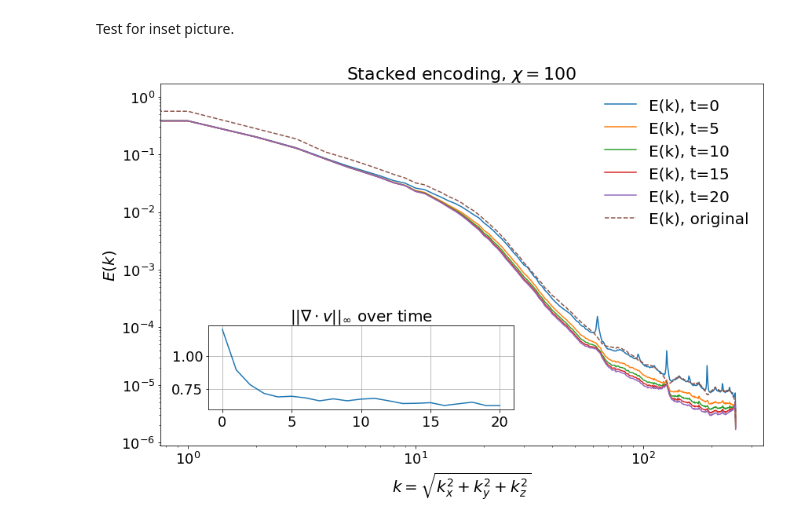
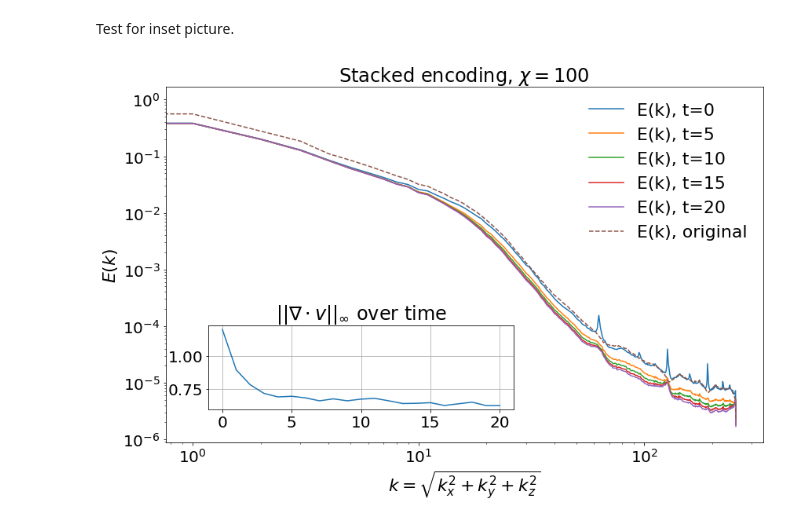
Before and after one commit to stefanopisoni/TN_Turbulence, a Jupyter notebook: 3D_evolution/3D_evolution_plot.ipynb, the cells around one changed output. Cells and saved outputs as stored; diff of their text form; code cells hidden in the pictures.

Commit message:
new plots

```diff
--- a/3D_evolution/3D_evolution_plot.ipynb
+++ b/3D_evolution/3D_evolution_plot.ipynb
@@ -153,41 +153,41 @@ ax_main.plot(E_k_100_tens, label='E(k), original', linestyle='--')
 
 ax_main.set_xscale('log')
 ax_main.set_yscale('log')
-ax_main.set_xlabel(r'$k = \sqrt{k_x^2 + k_y^2 + k_z^2}$', fontsize=20)
-ax_main.set_ylabel(r'$E(k)$', fontsize=20)
-ax_main.set_title(rf'Stacked encoding, $\chi = {bd_max}$', fontsize=22)
-ax_main.tick_params(axis='both', which='major', labelsize=18)
+ax_main.set_xlabel(r'$k = \sqrt{k_x^2 + k_y^2 + k_z^2}$', fontsize=24)
+ax_main.set_ylabel(r'$E(k)$', fontsize=24)
+ax_main.set_title(rf'Stacked encoding, $\chi = {bd_max}$', fontsize=24)
+ax_main.tick_params(axis='both', which='major', labelsize=22)
 ax_main.tick_params(axis='both', which='minor', labelsize=12)
-ax_main.legend(fontsize=20, loc='upper right', frameon=False)
+ax_main.legend(fontsize=22, loc='upper right', frameon=False)
 
 # ——— Inset parameters ———
 in_w, in_h = 0.45, 0.45   # smaller inset
 left, bottom = 0.17, 0.22 # shift right & up
 pad = 0.04               # less padding
 
 # Top‐inset: L2 norm
 # ax_l2 = fig.add_axes([left, bottom + in_h/2 + pad, in_w, in_h/2 - pad])
 # ax_l2.plot(times_div, div_l2)
 # # ax_l2.set_xlabel('t', fontsize=12)
 # # ax_l2.set_ylabel(rf'$||\nabla\cdot v||_2$', fontsize=14)
 # ax_l2.set_title(rf'Total $||\nabla\cdot v||_2$ over time', fontsize=14)
 # ax_l2.tick_params(labelsize=10)
 # ax_l2.grid(True)
 
 # Bottom‐inset: Linf norm
 ax_linf = fig.add_axes([left, bottom, in_w, in_h/2 - pad])
 ax_linf.plot(times_div, div_linf)
 # ax_linf.set_xlabel('t', fontsize=12)
 # ax_linf.set_ylabel(rf'$||\nabla\cdot v||_\infty$', fontsize=14)
-ax_linf.set_title(rf'$||\nabla\cdot v||_\infty$ over time', fontsize=20)
-ax_linf.tick_params(labelsize=18)
+ax_linf.set_title(rf'$||\nabla\cdot v||_\infty$ over time', fontsize=24)
+ax_linf.tick_params(labelsize=20)
 ax_linf.grid(True)
 
 plt.tight_layout()
 plt.savefig(f"Plots/{repo_name}.pdf", format="pdf")
 plt.show()
 # %% [output]
-[figure, old version]
+[figure, new version]
 # %%
 t = 10
 tt.plot_ux_uy_uz_rect(solution[0][t], solution[1][t], solution[2][t], z_slice=0, L=[Li,Li,Li])
```
Also changed, not shown: 1 other file.
